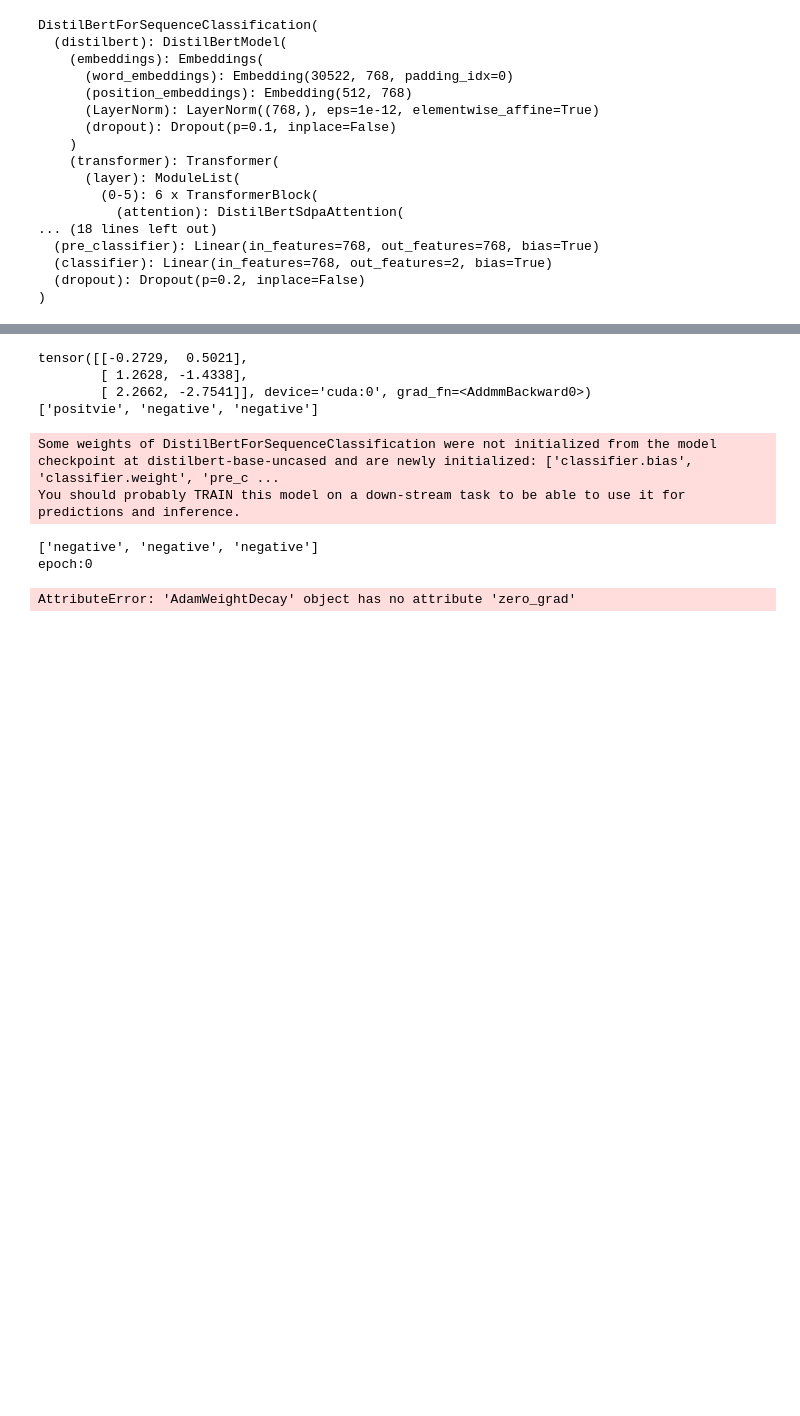
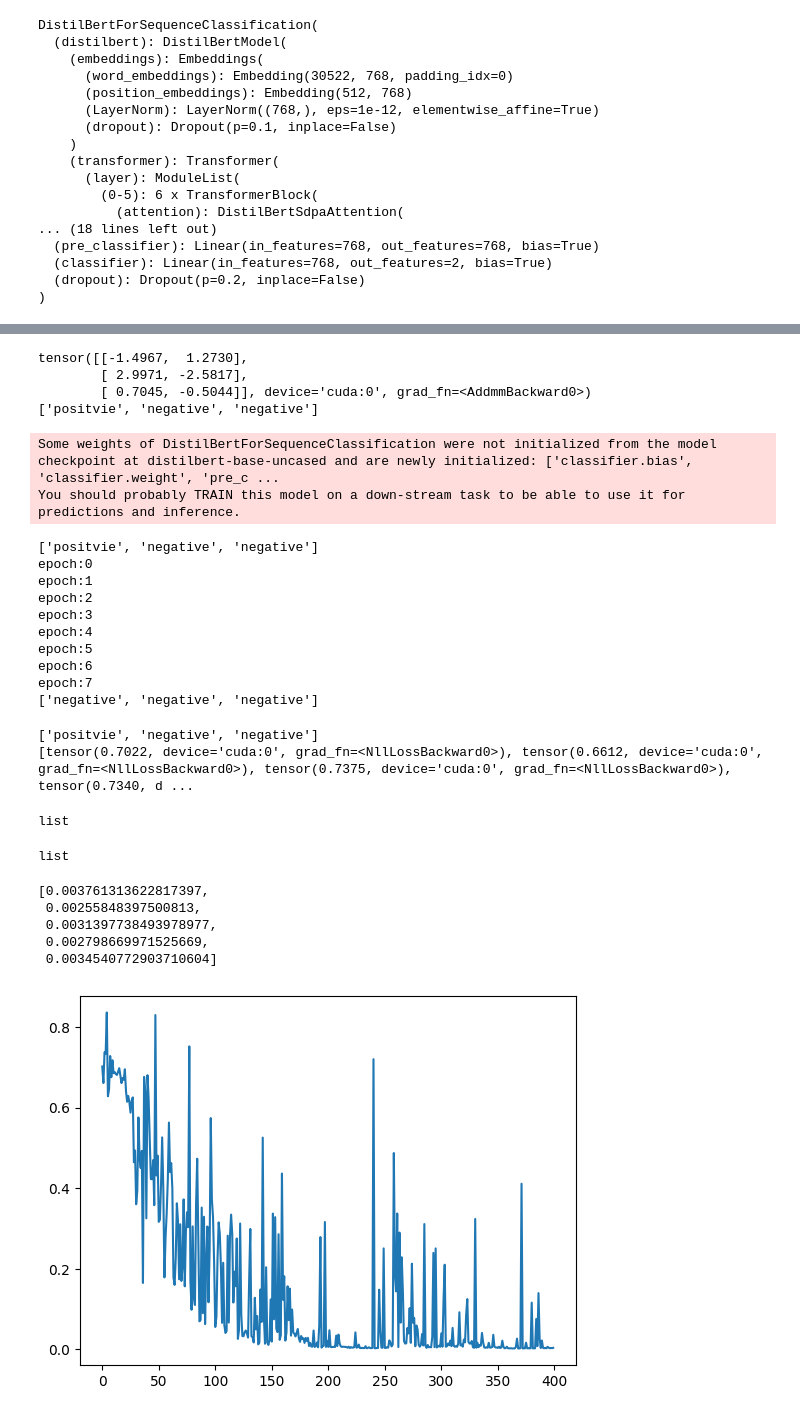
Before and after one commit to ingabLee/Transformers_book, a Jupyter notebook: Transformer_09_13.ipynb, the cells around one changed output, grey strips where cells are left out. Drawn from its saved outputs; the diff is of its cells as text; code cells hidden in the pictures; blank space fills up the shorter version.

```diff
--- a/Transformer_09_13.ipynb
+++ b/Transformer_09_13.ipynb
@@ -361,7 +348,7 @@ TrainOutput(global_step=400, training_loss=0.2814081790531054, metrics={'train_r
 # %%
 # after fine-tunning. then try again three text
 
-input_tokens = tokenizer(["I feel fantasic",
+input_tokens = tokenizer(["I feel fantastic",
                           "My life is going something wrong.",
                           "I have not figured out what the chosen title has to do with the movie."],
                          truncation=True, padding=True)
@@ -382,9 +369,9 @@ print(outputs['logits'])
 v = torch.argmax(outputs['logits'], axis=1).tolist()
 print([label_dict[i] for i in v])
 # %% [output]
-tensor([[-0.2729,  0.5021],
-        [ 1.2628, -1.4338],
-        [ 2.2662, -2.7541]], device='cuda:0', grad_fn=<AddmmBackward0>)
+tensor([[-1.4967,  1.2730],
+        [ 2.9971, -2.5817],
+        [ 0.7045, -0.5044]], device='cuda:0', grad_fn=<AddmmBackward0>)
 ['positvie', 'negative', 'negative']
 # %%
 # make function
@@ -409,7 +396,8 @@ def test_inference(model, tokenizer):
 # %%
 # maybe 5minute take time
 from torch.utils.data import DataLoader
-from transformers import DistilBertForSequenceClassification, AdamWeightDecay
+from torch.optim import AdamW
+from transformers import DistilBertForSequenceClassification
 from transformers import DistilBertTokenizerFast
 
 # 1) load pretrain model and tokenizer
@@ -425,7 +413,7 @@ print(test_inference(model, tokenizer))
 train_loader = DataLoader(train_dataset, batch_size=16, shuffle=True)
 
 # 3) define optimize
-optim = AdamWeightDecay(model.parameters, lr=5e-5)
+optim = AdamW(model.parameters(), lr=5e-5)
 
 # 4) 모델을 학습(train)모드로 전환
 # 학습모드 전환은 dropout, batch-normalization에 영향을 미침
@@ -449,7 +437,7 @@ for epoch in range(8):
 
     # 8) calc loss
     loss = outputs[0]
-    losses.apped(loss)
+    losses.append(loss)
 
     # 9) backward error
     loss.backward()
@@ -465,6 +453,44 @@ print(test_inference(model, tokenizer))
 # %% [output]
 Some weights of DistilBertForSequenceClassification were not initialized from the model checkpoint at distilbert-base-uncased and are newly initialized: ['classifier.bias', 'classifier.weight', 'pre_c ...
 You should probably TRAIN this model on a down-stream task to be able to use it for predictions and inference.
+['positvie', 'negative', 'negative']
+epoch:0
+epoch:1
+epoch:2
+epoch:3
+epoch:4
+epoch:5
+epoch:6
+epoch:7
 ['negative', 'negative', 'negative']
-epoch:0
-AttributeError: 'AdamWeightDecay' object has no attribute 'zero_grad'
+# %%
+print(test_inference(model, tokenizer))
+print(losses)
+type(losses)
+# %% [output]
+['positvie', 'negative', 'negative']
+[tensor(0.7022, device='cuda:0', grad_fn=<NllLossBackward0>), tensor(0.6612, device='cuda:0', grad_fn=<NllLossBackward0>), tensor(0.7375, device='cuda:0', grad_fn=<NllLossBackward0>), tensor(0.7340, d ...
+list
+# %%
+# pytorch에서 item은 tensor값을 python number로 추출하여 cpu에 전달
+new_losses = [i.item() for i in losses]
+
+# display first 5 items
+new_losses[:5]
+type(new_losses)
+# %% [output]
+list
+# %%
+new_losses[-5:]
+# %% [output]
+[0.003761313622817397,
+ 0.00255848397500813,
+ 0.0031397738493978977,
+ 0.002798669971525669,
+ 0.0034540772903710604]
+# %%
+import matplotlib.pyplot as plt
+plt.plot(new_losses)
+plt.show()
+# %% [output]
+[figure, added]
```
Also changed, not shown: parts of 4 cells of this notebook.
